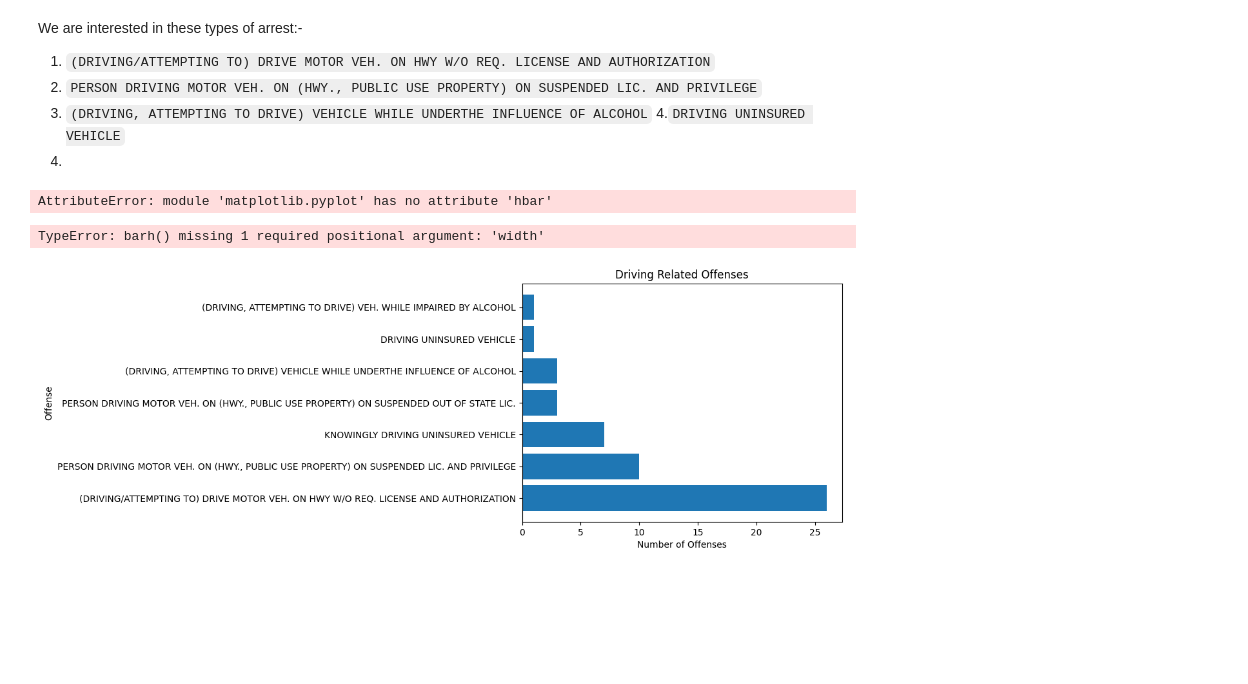
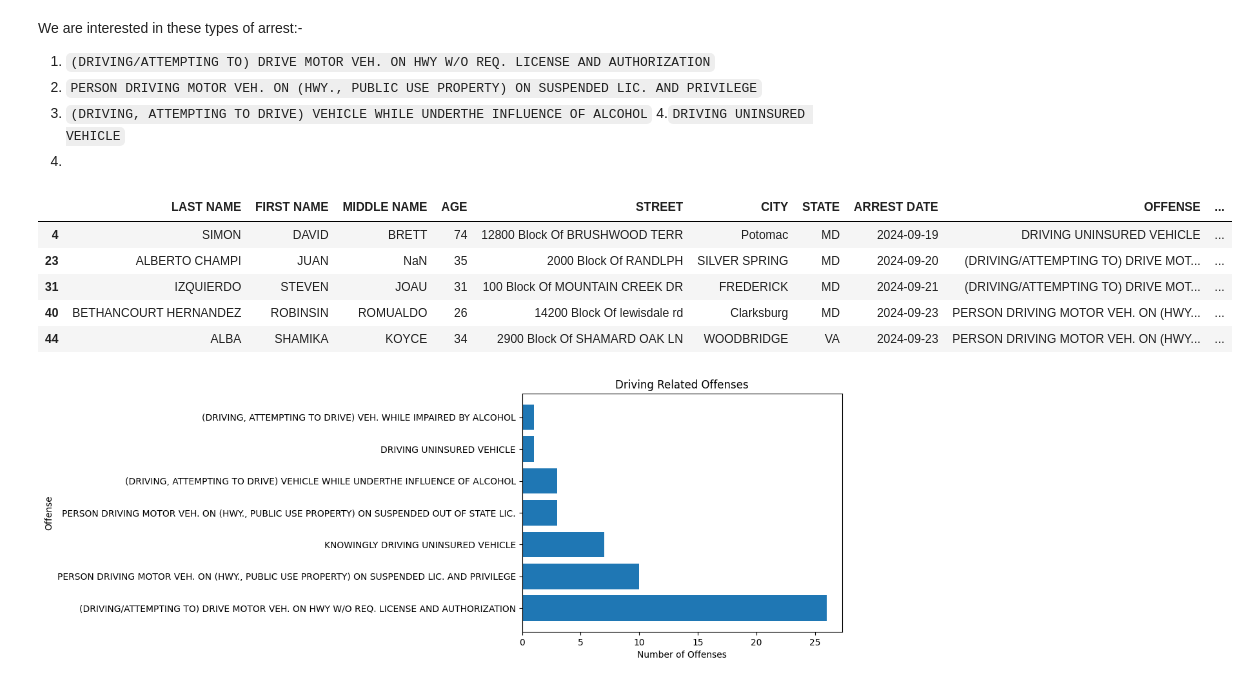
Before and after one commit to Reben80/DATA205-PROJECT, a Jupyter notebook: AssefaData205Project.ipynb, the cells around one changed output. Drawn from its saved outputs; the diff is of its cells as text; code cells hidden in the pictures; blank space fills up the shorter version.

```diff
--- a/AssefaData205Project.ipynb
+++ b/AssefaData205Project.ipynb
@@ -77,14 +77,17 @@ We are interested in these types of arrest:-
 3. `(DRIVING, ATTEMPTING TO DRIVE) VEHICLE WHILE UNDERTHE INFLUENCE OF ALCOHOL`
 4.`DRIVING UNINSURED VEHICLE`
 5.
-# %%
-filtered_df = df[df['OFFENSE'].str.contains('driving', case=False, na=False)]
-plt.hbar(filtered_df ['OFFENSE'])
-# %% [output]
-AttributeError: module 'matplotlib.pyplot' has no attribute 'hbar'
-# %%
-filtered_df = df[df['OFFENSE'].str.contains('driving', case=False, na=False)]
-plt.barh(filtered_df ['OFFENSE']) # Changed plt.hbar to plt.barh
-# %% [output]
-TypeError: barh() missing 1 required positional argument: 'width'
+# %%
+# lets create a new dataframe that only contains driving related offense
+# case=false is for letter senstive
+# na=false is missing number just ignore
+driving_df = df[df['OFFENSE'].str.contains('driving', case=False, na=False)]
+driving_df.head()
+# %% [output]
+|  | LAST NAME | FIRST NAME | MIDDLE NAME | AGE | STREET | CITY | STATE | ARREST DATE | OFFENSE | ... |
+| 4 | SIMON | DAVID | BRETT | 74 | 12800 Block Of BRUSHWOOD TERR | Potomac | MD | 2024-09-19 | DRIVING UNINSURED VEHICLE | ... |
+| 23 | ALBERTO CHAMPI | JUAN | NaN | 35 | 2000 Block Of RANDLPH | SILVER SPRING | MD | 2024-09-20 | (DRIVING/ATTEMPTING TO) DRIVE MOT... | ... |
+| 31 | IZQUIERDO | STEVEN | JOAU | 31 | 100 Block Of MOUNTAIN CREEK DR | FREDERICK | MD | 2024-09-21 | (DRIVING/ATTEMPTING TO) DRIVE MOT... | ... |
+| 40 | BETHANCOURT HERNANDEZ | ROBINSIN | ROMUALDO | 26 | 14200 Block Of lewisdale rd | Clarksburg | MD | 2024-09-23 | PERSON DRIVING MOTOR VEH. ON (HWY... | ... |
+| 44 | ALBA | SHAMIKA | KOYCE | 34 | 2900 Block Of SHAMARD OAK LN | WOODBRIDGE | VA | 2024-09-23 | PERSON DRIVING MOTOR VEH. ON (HWY... | ... |
 # %%
```
Also changed, not shown: parts of 2 cells of this notebook.
